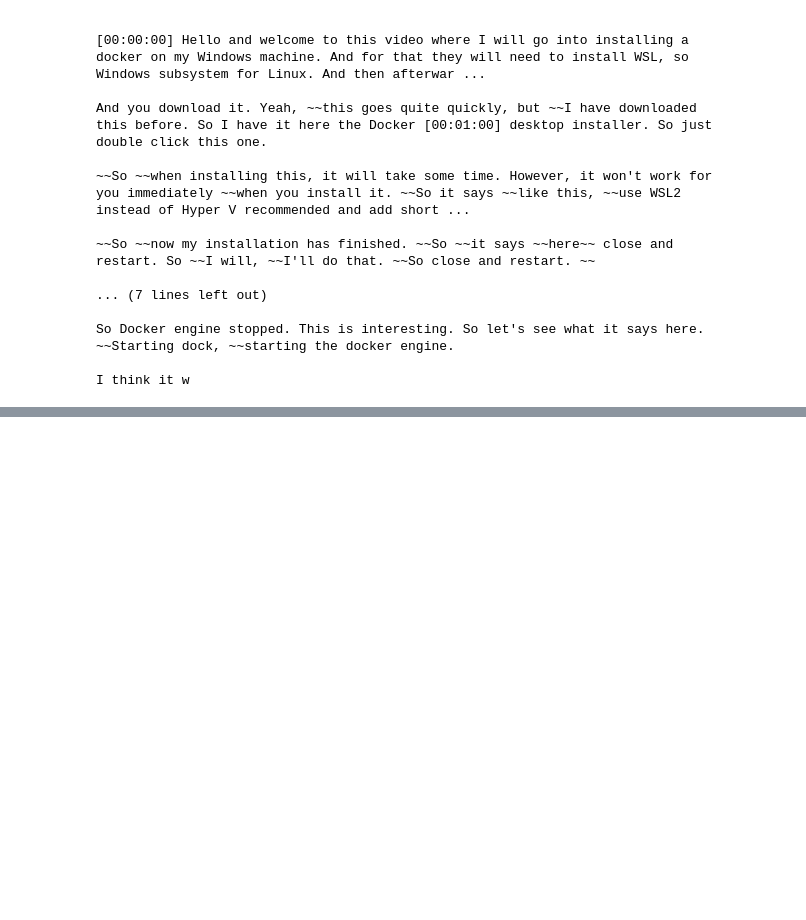
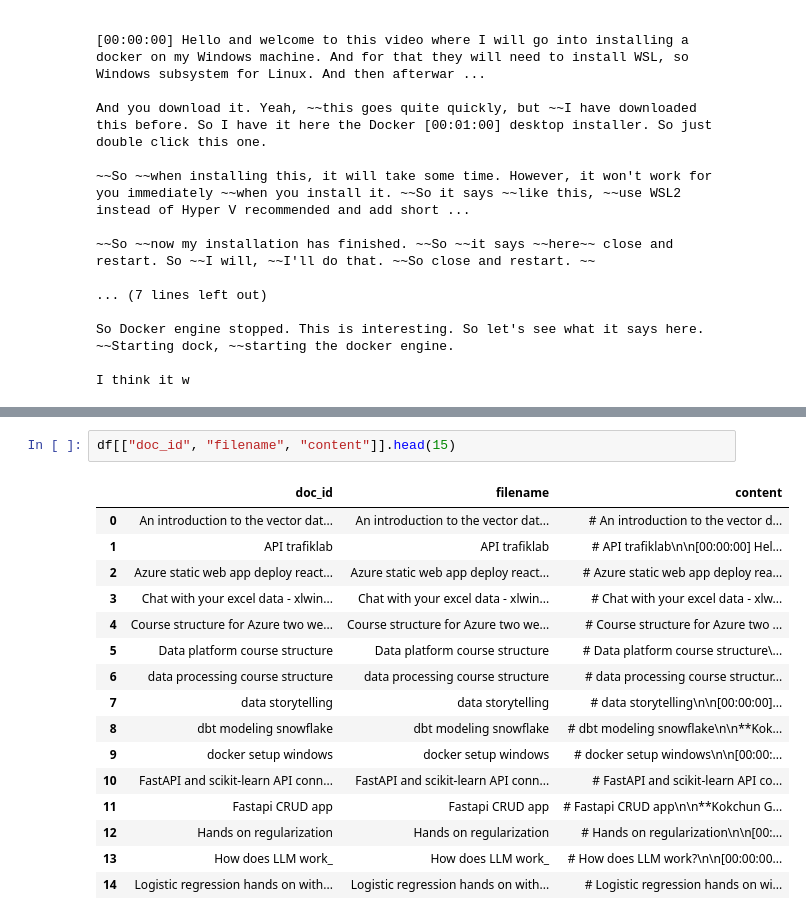
Before and after one commit to mohammadnurulhassan/Rag_youtuber_Chatbot_mohammmad_hassan, a Jupyter notebook: explorations.ipynb, the cells around one changed output, grey strips where cells are left out. Drawn from its saved outputs; the diff is of its cells as text; blank space fills up the shorter version.

```diff
--- a/explorations.ipynb
+++ b/explorations.ipynb
@@ -161,0 +208,19 @@ NameError: name 'articles' is not defined
+# %%
+df[["doc_id", "filename", "content"]].head(15)
+# %% [output]
+|  | doc_id | filename | content |
+| 0 | An introduction to the vector dat... | An introduction to the vector dat... | # An introduction to the vector d... |
+| 1 | API trafiklab | API trafiklab | # API trafiklab\n\n[00:00:00] Hel... |
+| 2 | Azure static web app deploy react... | Azure static web app deploy react... | # Azure static web app deploy rea... |
+| 3 | Chat with your excel data - xlwin... | Chat with your excel data - xlwin... | # Chat with your excel data - xlw... |
+| 4 | Course structure for Azure two we... | Course structure for Azure two we... | # Course structure for Azure two ... |
+| 5 | Data platform course structure | Data platform course structure | # Data platform course structure\... |
+| 6 | data processing course structure | data processing course structure | # data processing course structur... |
+| 7 | data storytelling | data storytelling | # data storytelling\n\n[00:00:00]... |
+| 8 | dbt modeling snowflake | dbt modeling snowflake | # dbt modeling snowflake\n\n**Kok... |
+| 9 | docker setup windows | docker setup windows | # docker setup windows\n\n[00:00:... |
+| 10 | FastAPI and scikit-learn API conn... | FastAPI and scikit-learn API conn... | # FastAPI and scikit-learn API co... |
+| 11 | Fastapi CRUD app | Fastapi CRUD app | # Fastapi CRUD app\n\n**Kokchun G... |
+| 12 | Hands on regularization | Hands on regularization | # Hands on regularization\n\n[00:... |
+| 13 | How does LLM work_ | How does LLM work_ | # How does LLM work?\n\n[00:00:00... |
+| 14 | Logistic regression hands on with... | Logistic regression hands on with... | # Logistic regression hands on wi... |
```
Also changed, not shown: parts of 13 cells of this notebook.
